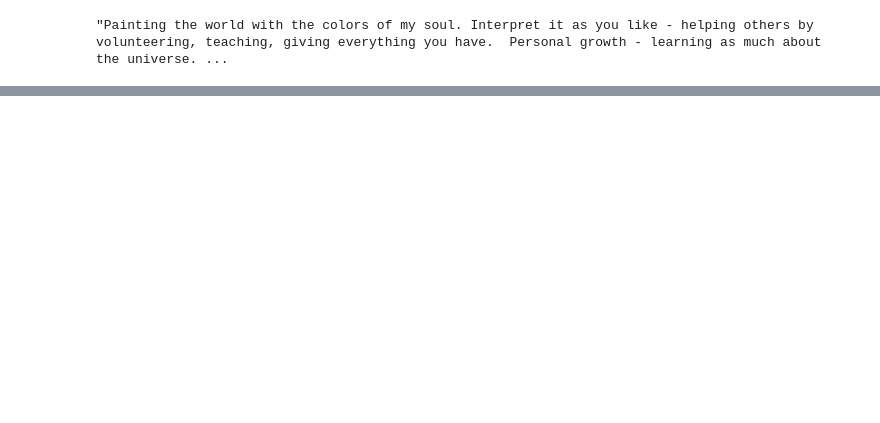
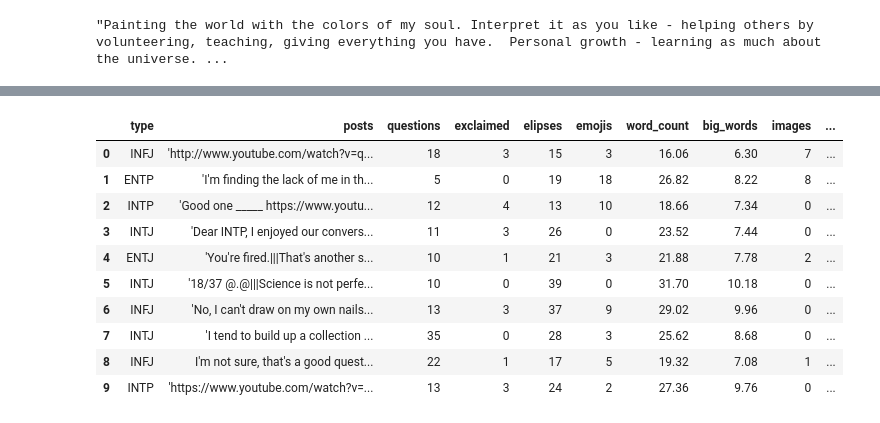
Before and after one commit to Wahe3bru/PersonalityProfiles, a Jupyter notebook: EDA.ipynb, the cells around one changed output, grey strips where cells are left out. Saved outputs shown, nothing was run; the diff lists cells and outputs as text; code cells hidden in the pictures; blank space fills up the shorter version.

```diff
--- a/EDA.ipynb
+++ b/EDA.ipynb
@@ -45,0 +198,14 @@ NameError: name 'data' is not defined
+# %%
+test_data.head(10)
+# %% [output]
+|  | type | posts | questions | exclaimed | elipses | emojis | word_count | big_words | images | ... |
+| 0 | INFJ | 'http://www.youtube.com/watch?v=q... | 18 | 3 | 15 | 3 | 16.06 | 6.30 | 7 | ... |
+| 1 | ENTP | 'I'm finding the lack of me in th... | 5 | 0 | 19 | 18 | 26.82 | 8.22 | 8 | ... |
+| 2 | INTP | 'Good one _____ https://www.youtu... | 12 | 4 | 13 | 10 | 18.66 | 7.34 | 0 | ... |
+| 3 | INTJ | 'Dear INTP, I enjoyed our convers... | 11 | 3 | 26 | 0 | 23.52 | 7.44 | 0 | ... |
+| 4 | ENTJ | 'You're fired.|||That's another s... | 10 | 1 | 21 | 3 | 21.88 | 7.78 | 2 | ... |
+| 5 | INTJ | '18/37 @.@|||Science is not perfe... | 10 | 0 | 39 | 0 | 31.70 | 10.18 | 0 | ... |
+| 6 | INFJ | 'No, I can't draw on my own nails... | 13 | 3 | 37 | 9 | 29.02 | 9.96 | 0 | ... |
+| 7 | INTJ | 'I tend to build up a collection ... | 35 | 0 | 28 | 3 | 25.62 | 8.68 | 0 | ... |
+| 8 | INFJ | I'm not sure, that's a good quest... | 22 | 1 | 17 | 5 | 19.32 | 7.08 | 1 | ... |
+| 9 | INTP | 'https://www.youtube.com/watch?v=... | 13 | 3 | 24 | 2 | 27.36 | 9.76 | 0 | ... |
```
Also changed, not shown: parts of 40 cells of this notebook.
